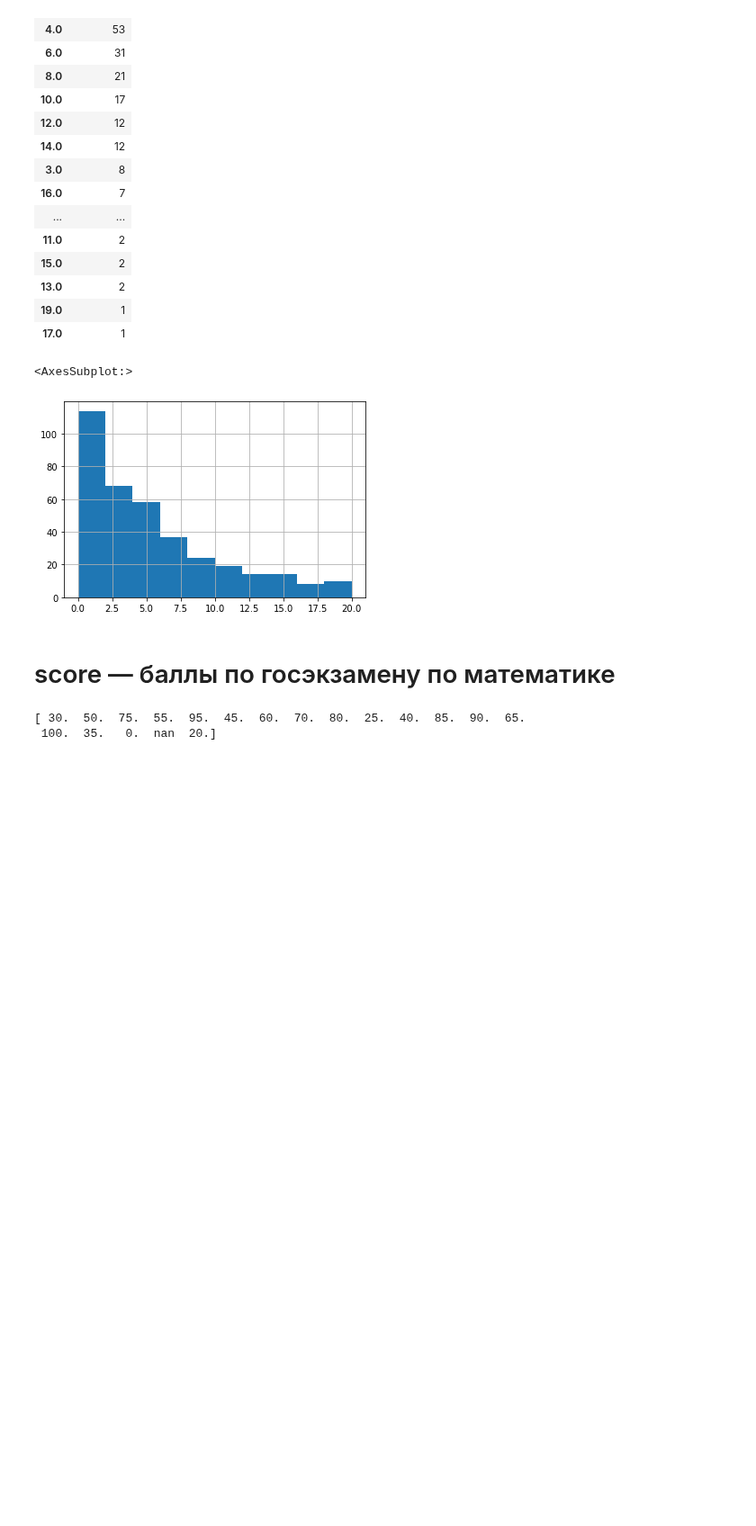
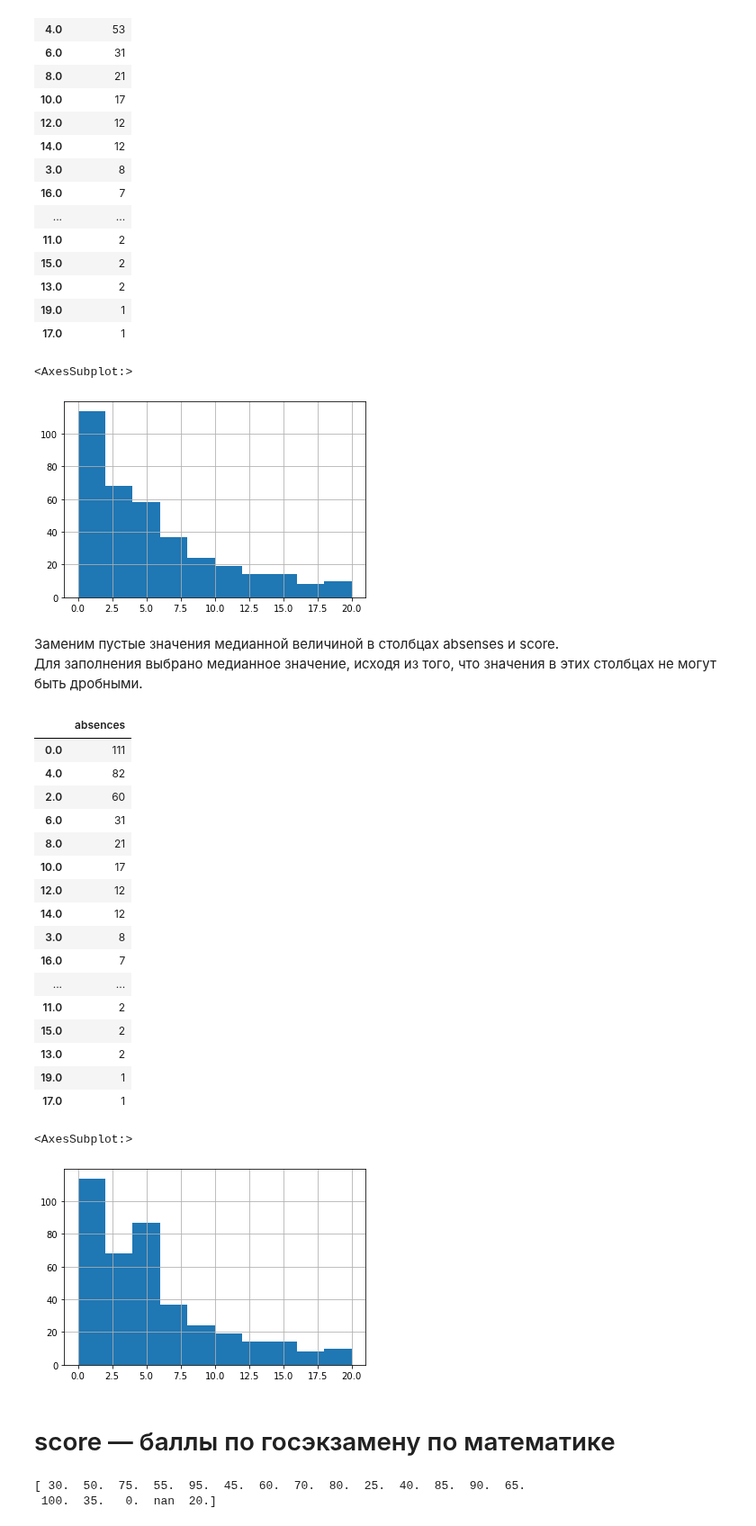
Before and after one commit to Enreward/DS_projects, a Jupyter notebook: module_2(Skikevich)/EDA (Skikevich).ipynb, the cells around one changed output. Shown at 90% size. Saved outputs shown, nothing was run; the diff lists cells and outputs as text; code cells hidden in the pictures; blank space fills up the shorter version.

```diff
--- a/module_2(Skikevich)/EDA (Skikevich).ipynb
+++ b/module_2(Skikevich)/EDA (Skikevich).ipynb
@@ -649,6 +659,34 @@ df.absences.hist()
 | 17.0 | 1 |
 <AxesSubplot:>
 [figure]
+# %% [markdown]
+Заменим пустые значения медианной величиной в столбцах absenses и score.
+Для заполнения выбрано медианное значение, исходя из того, что значения в этих столбцах не могут быть дробными.
+# %%
+absenses_median = df.absences.median()
+df.absences = df.absences.apply(lambda x: absenses_median if pd.isnull(x) else x)
+display(pd.DataFrame(df.absences.value_counts()))
+df.absences.hist()
+# %% [output]
+|  | absences |
+| 0.0 | 111 |
+| 4.0 | 82 |
+| 2.0 | 60 |
+| 6.0 | 31 |
+| 8.0 | 21 |
+| 10.0 | 17 |
+| 12.0 | 12 |
+| 14.0 | 12 |
+| 3.0 | 8 |
+| 16.0 | 7 |
+| ... | ... |
+| 11.0 | 2 |
+| 15.0 | 2 |
+| 13.0 | 2 |
+| 19.0 | 1 |
+| 17.0 | 1 |
+<AxesSubplot:>
+[figure, added]
 # %% [markdown]
 # score — баллы по госэкзамену по математике
 # %%
```
Also changed, not shown: parts of 15 cells of this notebook, 2 other files.
